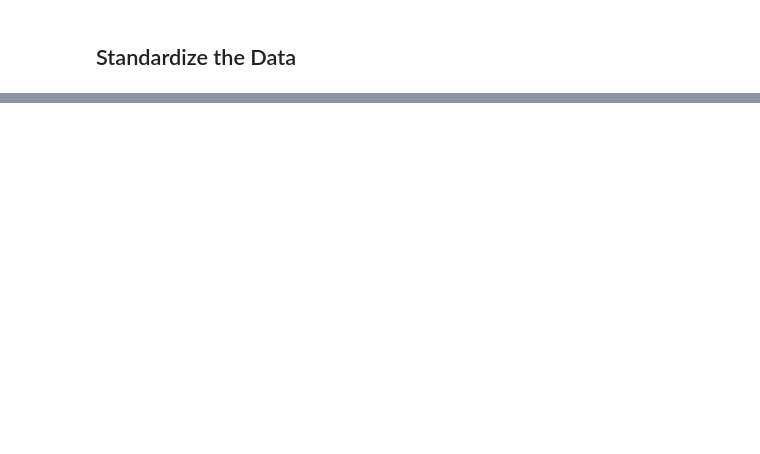
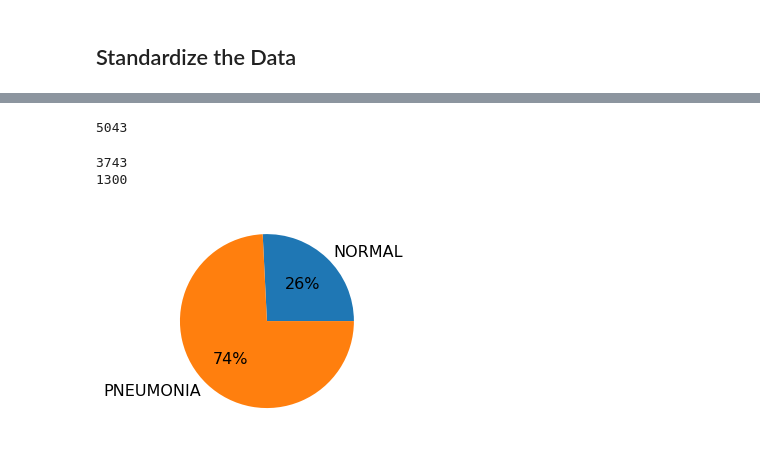
Before and after one commit to emincingoz/Pneumonia_Detection, a Jupyter notebook: Pneumonia_Classification.ipynb, the cells around one changed output, grey strips where cells are left out. Cells and saved outputs as stored; diff of their text form; code cells hidden in the pictures; blank space fills up the shorter version.

```diff
--- a/Pneumonia_Classification.ipynb
+++ b/Pneumonia_Classification.ipynb
@@ -229,0 +253,24 @@ x
+# %%
+y_train.size
+# %% [output]
+5043
+# %%
+zeros = 0
+ones = 0
+
+for i in range(y_train.size):
+  if y_train[i] == 0:
+    zeros += 1
+  elif y_train[i] == 1:
+    ones += 1
+
+print(ones)
+print(zeros)
+# %% [output]
+3743
+1300
+# %%
+plt.pie((zeros, ones), labels = ['NORMAL', 'PNEUMONIA'], autopct = '%.0f%%', textprops = {'fontsize':16})
+plt.show()
+# %% [output]
+[figure, added]
```
Also changed, not shown: parts of 51 cells of this notebook.
